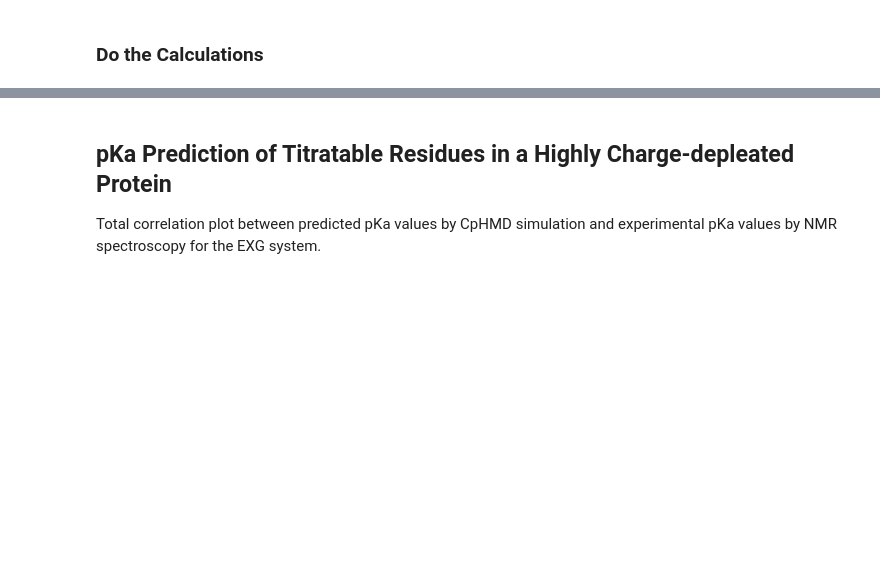
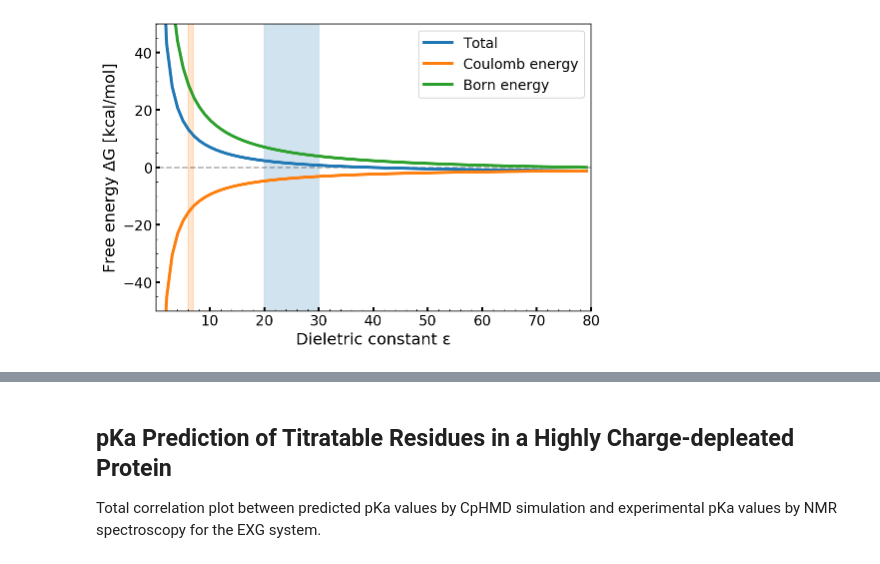
Before and after one commit to SHervoe-Hansen/Protein-Electrostatics, a Jupyter notebook: Protein_electrostatics.ipynb, the cells around one changed output, grey strips where cells are left out. Saved outputs shown, nothing was run; the diff lists cells and outputs as text; code cells hidden in the pictures; blank space fills up the shorter version.

```diff
--- a/Protein_electrostatics.ipynb
+++ b/Protein_electrostatics.ipynb
@@ -27,39 +36,74 @@ This is a very primative model (Coulomb and Born), which predicts the unfavorabl
 # %%
-def BornEnergy(Q, r0, eps=80):
+def BornEnergy(q, r0, eps=78.4):
     '''
     Calculates the Born energy of a single ion.
 
     Parameters
     ----------
-    Q: float, charge of ion in elementary charges.
-    r0: float, radius of ion in angstrøm.
-    eps: float, unitless dielectric constant (default: 80).
-
-    Example
-    ----------
-    SolvationEnergy = BornEnergy(-1, 1.75, 50)
+    q: float, charge of ion in elementary charges.
+    r0: float, radius of ion in Angstrom.
+    eps: float, unitless dielectric constant (default: 78.4).
     '''
     k = 1.38935406579333*10**(-4) / 2 # [m^2*N/(e^2*mol)], k = Na/(8*pi*epsilon)
     r0 *= 10**(-10)
-    return (-k*Q**2/r0) * (1/80 - 1/eps)
+    return (-k*q**2/r0) * (1/78.4 - 1/eps)
 
-def CoulombEnergy(Q1, Q2, r, eps=80):
+def CoulombEnergy(q1, q2, r, eps=78.4):
     '''
     Calculates the Coulomb energy between two ions.
 
     Parameters
     ----------
-    Q1: float, charge of ion 1 in elementary charges.
-    Q2: float, charge of ion 2 in elementary charges.
-    r: float, distance between ion 1 and 2 in angstrøm.
-    eps: float, unitless dielectric constant (default: 80).
-
-    Example
-    ----------
-    ElectrostaticEnergy = CoulombEnergy(-1, 1, 3.5, 50)
+    q1: float, charge of ion 1 in elementary charges.
+    q2: float, charge of ion 2 in elementary charges.
+    r: float, distance between ion 1 and 2 in Angstrom.
+    eps: float, unitless dielectric constant (default: 78.4).
     '''
     r *= 10**(-10)
     k = 1.38935406579333*10**(-4) #  [m^2*N/(e^2*mol)], k = Na/(4*pi*epsilon)
-    return k*(Q1*Q2/(r*eps))
+    return k*(q1*q2/(r*eps))
+
+
+eps_list = np.arange(0.1, 80, 1)
+Energy = {
+    'Born': [],
+    'Coulomb': [],
+    'Total': []
+}
+
+for eps in eps_list:
+    unit_Joule_to_kcal = 2.39*10**(-4)
+    E_Coulomb = CoulombEnergy(q1=1, q2=-1, r=3.5, eps=eps) * unit_Joule_to_kcal
+    E_Born = BornEnergy(q=1, r0=1.75, eps=eps) * 2 * unit_Joule_to_kcal
+    E_Total = E_Coulomb + E_Born
+
+    Energy['Coulomb'].append(E_Coulomb)
+    Energy['Born'].append(E_Born)
+    Energy['Total'].append(E_Total)
+
+
+# Plotting.
+fig, ax = plt.subplots(figsize=(7.2,4.8))
+
+ax.plot(eps_list, Energy['Total'], label='Total', linewidth=3)
+ax.plot(eps_list, Energy['Coulomb'], label='Coulomb energy', linewidth=3)
+ax.plot(eps_list, Energy['Born'], label='Born energy',  linewidth=3)
+ax.hlines(0, -100, 100, alpha=0.25, linestyle='dashed')
+ax.axvspan(xmin=6, xmax=7, ymin=-50, ymax=50, alpha=0.2, color='C1')
+ax.axvspan(xmin=20, xmax=30, ymin=-50, ymax=50, alpha=0.2, color='C0')
+
+# Graphical settings.
+ax.minorticks_on()
+ax.set_ylim(-50, 50)
+ax.set_xlim(0.1, 80)
+ax.legend(loc=0, fontsize=14)
+ax.set_xlabel('Dieletric constant ε', fontsize=16)
+ax.set_ylabel('Free energy ΔG [kcal/mol]', fontsize=16)
+ax.tick_params(which='major', direction='in', length=4, width=2, colors='black',
+               grid_color='black', grid_alpha=0.5, labelsize=14)
+ax.tick_params(which='both', direction='in')
+
+fig.tight_layout()
+#fig.savefig('figures/Solvation_of_ionpair.pdf', bbox_inches='tight')
+# %% [output]
+[figure, added]
-# %% [markdown]
-### Do the Calculations
```
Also changed, not shown: parts of 23 cells of this notebook, 14 other files.
